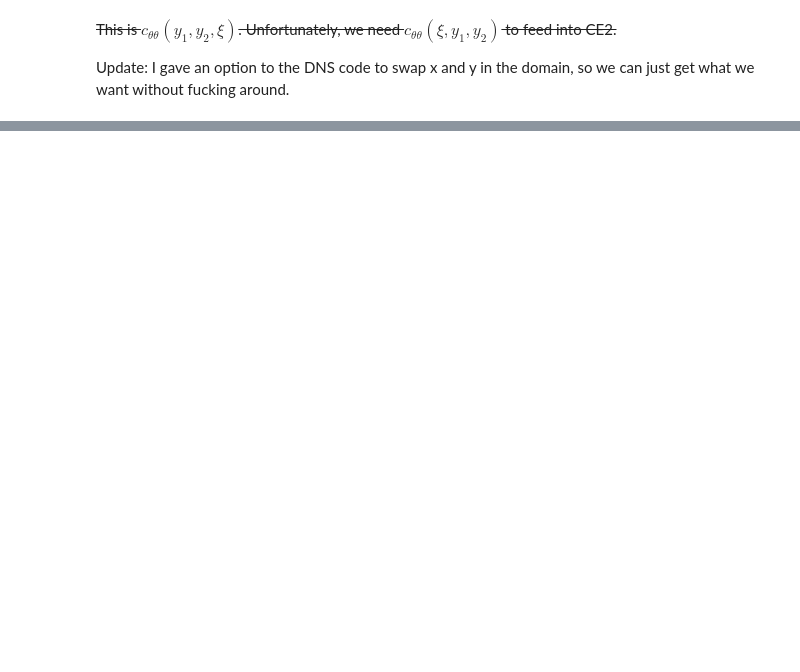
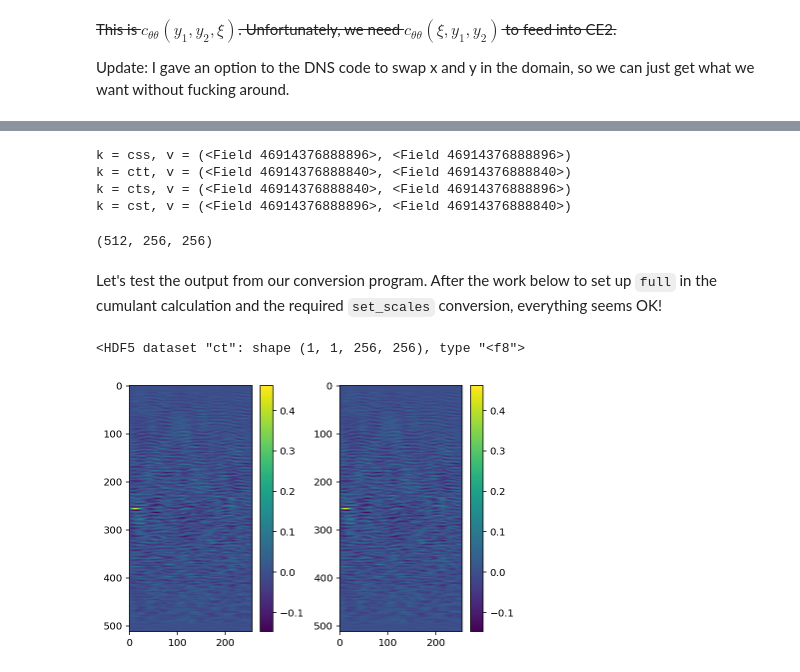
Before and after one commit to jsoishi/busse_annulus, a Jupyter notebook: python/DNS to CE2 Data transfer.ipynb, the cells around one changed output, grey strips where cells are left out. Drawn from its saved outputs; the diff is of its cells as text; code cells hidden in the pictures; blank space fills up the shorter version.

````diff
--- a/python/DNS to CE2 Data transfer.ipynb
+++ b/python/DNS to CE2 Data transfer.ipynb
@@ -24,4 +25,4 @@ Note that here, I've used a DNS run with the `--xy` flag, so it's
 ```
 instead of the other way around. Be careful, very few DNS runs have this option. If you want to start a CE2 run from a DNS output, you have to re-run the DNS with `--xy`.
 # %%
-fields = all_fields_from_file(filename,['Fourier', 'SinCos'], meta={'y':{'constant': False, 'parity': -1}})
+fields = all_fields_from_file(filename,['Fourier', 'SinCos'], meta={'y':{'constant': False, 'parity': -1}}, index=-1)
@@ -46,7 +51,7 @@ plt.imshow(theta['g'])
 # %% [markdown]
 Calculate the full second cumulant.
 # %%
-ctt = all_second_cumulants(theta,layout='xy')
+ctt = all_second_cumulants(theta,g=theta, layout='xy')
 # %%
 plt.subplot(121)
 plt.imshow(ctt[:,:,31])
@@ -64,0 +69,33 @@ Update: I gave an option to the DNS code to swap x and y in the domain, so we ca
+# %%
+out_fields = ['cs','ct', 'css', 'ctt', 'cts', 'cst']
+ingredients = ((psi, psi),(theta, theta), (theta, psi), (psi, theta))
+inputs = dict(zip(out_fields[2:],ingredients))
+for k,v in inputs.items():
+    print("k = {}, v = {}".format(k,v))
+# %% [output]
+k = css, v = (<Field 46914376888896>, <Field 46914376888896>)
+k = ctt, v = (<Field 46914376888840>, <Field 46914376888840>)
+k = cts, v = (<Field 46914376888840>, <Field 46914376888896>)
+k = cst, v = (<Field 46914376888896>, <Field 46914376888840>)
+# %%
+ctt.shape
+# %% [output]
+(512, 256, 256)
+# %% [markdown]
+Let's test the output from our conversion program. After the work below to set up `full` in the cumulant calculation and the required `set_scales` conversion, everything seems OK!
+# %%
+ce2_file = h5py.File("ce2_test_output/ce2_test_output_s1.h5","r")
+# %%
+ce2_file['tasks']['ct']
+# %% [output]
+<HDF5 dataset "ct": shape (1, 1, 256, 256), type "<f8">
+# %%
+plt.subplot(121)
+plt.imshow(ce2_file['tasks']['ctt'][0,:,10,:])
+plt.colorbar()
+plt.subplot(122)
+plt.imshow(ctt[:,10,:])
+plt.colorbar()
+plt.tight_layout()
+# %% [output]
+[figure, added]
````
Also changed, not shown: parts of 34 cells of this notebook.
